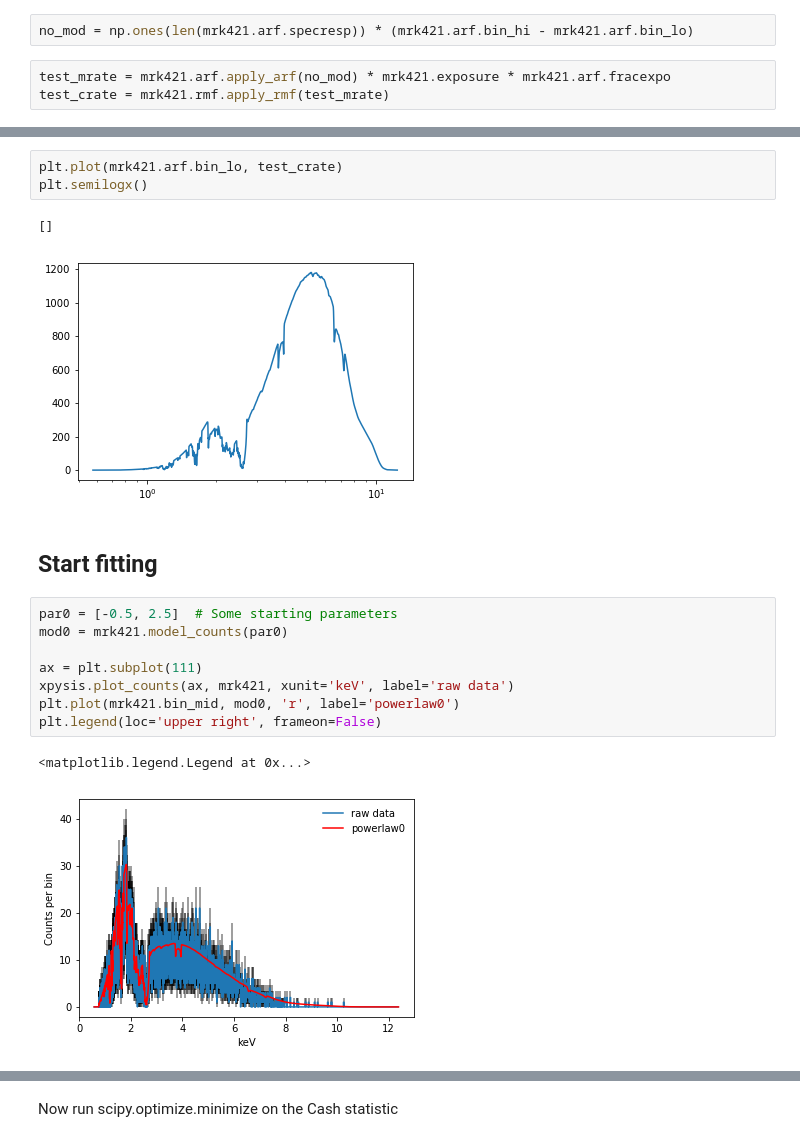
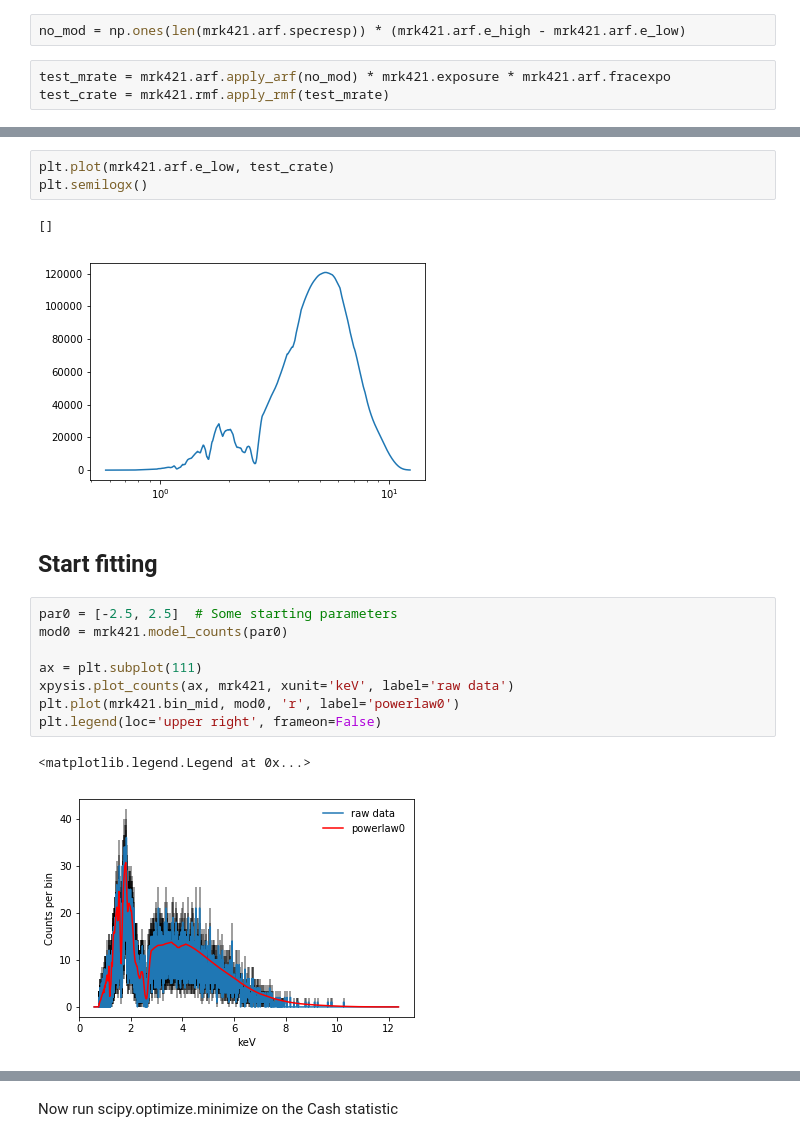
Before and after one commit to eblur/pyxsis, a Jupyter notebook: notebooks/Example1_fit_HETG_powerlaw.ipynb, the cells around one changed output, grey strips where cells are left out. Cells and saved outputs as stored; diff of their text form.

```diff
--- a/notebooks/Example1_fit_HETG_powerlaw.ipynb
+++ b/notebooks/Example1_fit_HETG_powerlaw.ipynb
@@ -141,5 +141,5 @@ plt.loglog()
 # %%
-no_mod = np.ones(len(mrk421.arf.specresp)) * (mrk421.arf.bin_hi - mrk421.arf.bin_lo)
+no_mod = np.ones(len(mrk421.arf.specresp)) * (mrk421.arf.e_high - mrk421.arf.e_low)
 # %%
 test_mrate = mrk421.arf.apply_arf(no_mod) * mrk421.exposure * mrk421.arf.fracexpo
 test_crate = mrk421.rmf.apply_rmf(test_mrate)
@@ -150,15 +150,15 @@ plt.semilogx()
 []
 [figure]
 # %%
-plt.plot(mrk421.arf.bin_lo, test_crate)
+plt.plot(mrk421.arf.e_low, test_crate)
 plt.semilogx()
 # %% [output]
 []
-[figure, old version]
+[figure, new version]
 # %% [markdown]
 ## Start fitting
 # %%
-par0 = [-0.5, 2.5]  # Some starting parameters
+par0 = [-2.5, 2.5]  # Some starting parameters
 mod0 = mrk421.model_counts(par0)
 
 ax = plt.subplot(111)
@@ -167,7 +167,7 @@ plt.plot(mrk421.bin_mid, mod0, 'r', label='powerlaw0')
 plt.legend(loc='upper right', frameon=False)
 # %% [output]
 <matplotlib.legend.Legend at 0x...>
-[figure, old version]
+[figure, new version]
 # %%
 mrk421.loglikelihood(par0)
 # %% [output]
```
Also changed, not shown: parts of 10 cells of this notebook.
